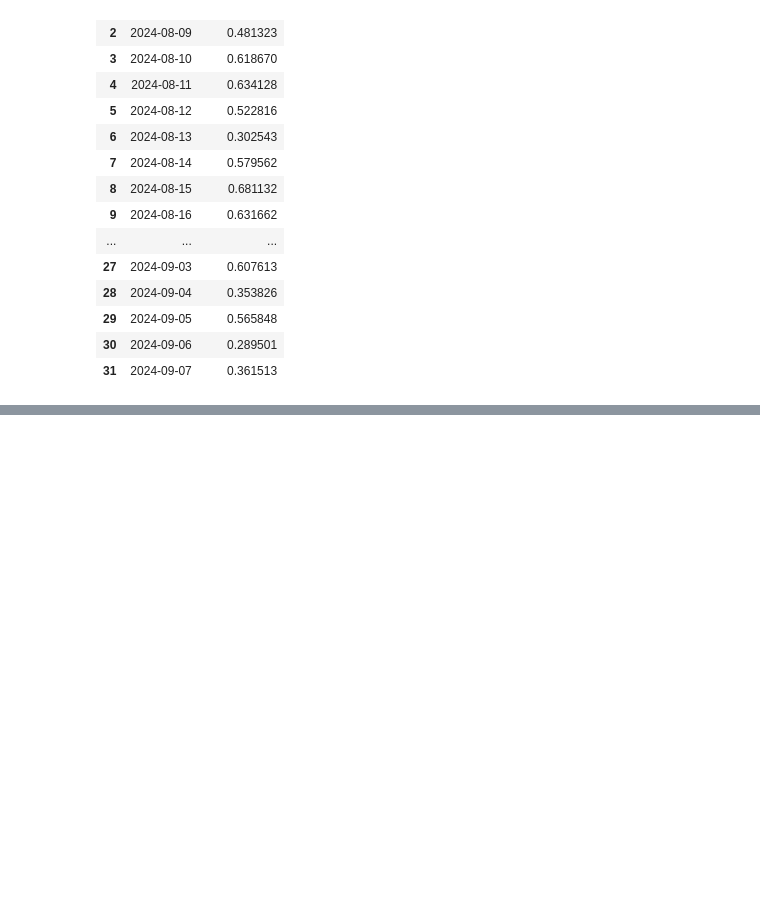
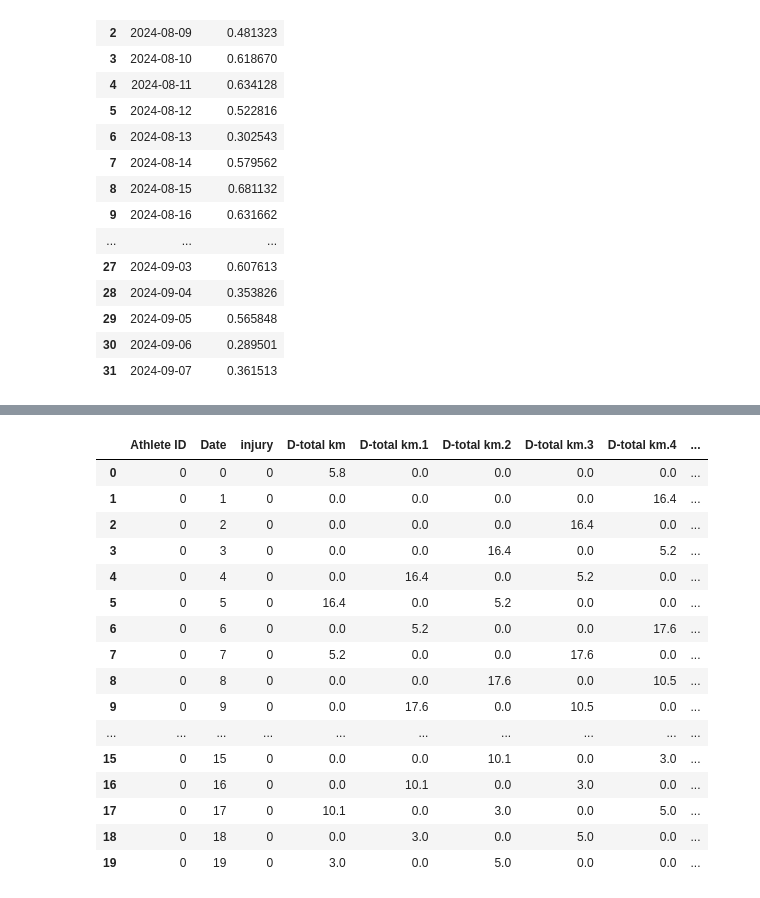
Before and after one commit to milooranm/RunningVolume_Injury, a Jupyter notebook: notebooks/Early look at data.ipynb, the cells around one changed output, grey strips where cells are left out. Cells and saved outputs as stored; diff of their text form; code cells hidden in the pictures; blank space fills up the shorter version.

Commit message:
Combining weekly and daily datasets, feature engineering
lots of testing and investigation to determine how best to implement the combined schedule, and better predict outcomes

```diff
--- a/notebooks/Early look at data.ipynb
+++ b/notebooks/Early look at data.ipynb
@@ -744,0 +934,10 @@ dfday_user[['Date','probabilities']].head(32)
+# %%
+# Add prefixes to columns in dfday and dfweek, excluding the joining columns
+dfday_prefixed = dfday.rename(columns=lambda col: f"D-{col}" if col not in ['Athlete ID', 'Date', 'injury'] else col)
+dfweek_prefixed = dfweek.rename(columns=lambda col: f"W-{col}" if col not in ['Athlete ID', 'Date', 'injury'] else col)
+
+# Perform an inner join on Athlete ID, Date, and injury
+merged_df = pd.merge(dfday_prefixed, dfweek_prefixed, on=['Athlete ID', 'Date', 'injury'], how='inner')
+
+# Display the merged dataset
+merged_df.head()
@@ -744,0 +972,26 @@ dfday_user[['Date','probabilities']].head(32)
+# %%
+# to ensure that everything is in order, select all columns related to total kms, either by week or by day, so I can compare them
+# specifically if 'total km. or 'total kms' is in the column name
+total_km_columns = [col for col in merged_df.columns if 'D-total km' in col or 'total kms' in col]
+# show the subset of the dataset with the total km columns
+total_km_subset = merged_df[['Athlete ID', 'Date', 'injury'] + total_km_columns]
+# Display the total km subset
+total_km_subset.head(20)
+# %% [output]
+|  | Athlete ID | Date | injury | D-total km | D-total km.1 | D-total km.2 | D-total km.3 | D-total km.4 | ... |
+| 0 | 0 | 0 | 0 | 5.8 | 0.0 | 0.0 | 0.0 | 0.0 | ... |
+| 1 | 0 | 1 | 0 | 0.0 | 0.0 | 0.0 | 0.0 | 16.4 | ... |
+| 2 | 0 | 2 | 0 | 0.0 | 0.0 | 0.0 | 16.4 | 0.0 | ... |
+| 3 | 0 | 3 | 0 | 0.0 | 0.0 | 16.4 | 0.0 | 5.2 | ... |
+| 4 | 0 | 4 | 0 | 0.0 | 16.4 | 0.0 | 5.2 | 0.0 | ... |
+| 5 | 0 | 5 | 0 | 16.4 | 0.0 | 5.2 | 0.0 | 0.0 | ... |
+| 6 | 0 | 6 | 0 | 0.0 | 5.2 | 0.0 | 0.0 | 17.6 | ... |
+| 7 | 0 | 7 | 0 | 5.2 | 0.0 | 0.0 | 17.6 | 0.0 | ... |
+| 8 | 0 | 8 | 0 | 0.0 | 0.0 | 17.6 | 0.0 | 10.5 | ... |
+| 9 | 0 | 9 | 0 | 0.0 | 17.6 | 0.0 | 10.5 | 0.0 | ... |
+| ... | ... | ... | ... | ... | ... | ... | ... | ... | ... |
+| 15 | 0 | 15 | 0 | 0.0 | 0.0 | 10.1 | 0.0 | 3.0 | ... |
+| 16 | 0 | 16 | 0 | 0.0 | 10.1 | 0.0 | 3.0 | 0.0 | ... |
+| 17 | 0 | 17 | 0 | 10.1 | 0.0 | 3.0 | 0.0 | 5.0 | ... |
+| 18 | 0 | 18 | 0 | 0.0 | 3.0 | 0.0 | 5.0 | 0.0 | ... |
+| 19 | 0 | 19 | 0 | 3.0 | 0.0 | 5.0 | 0.0 | 0.0 | ... |
```
Also changed, not shown: parts of 17 cells of this notebook.
